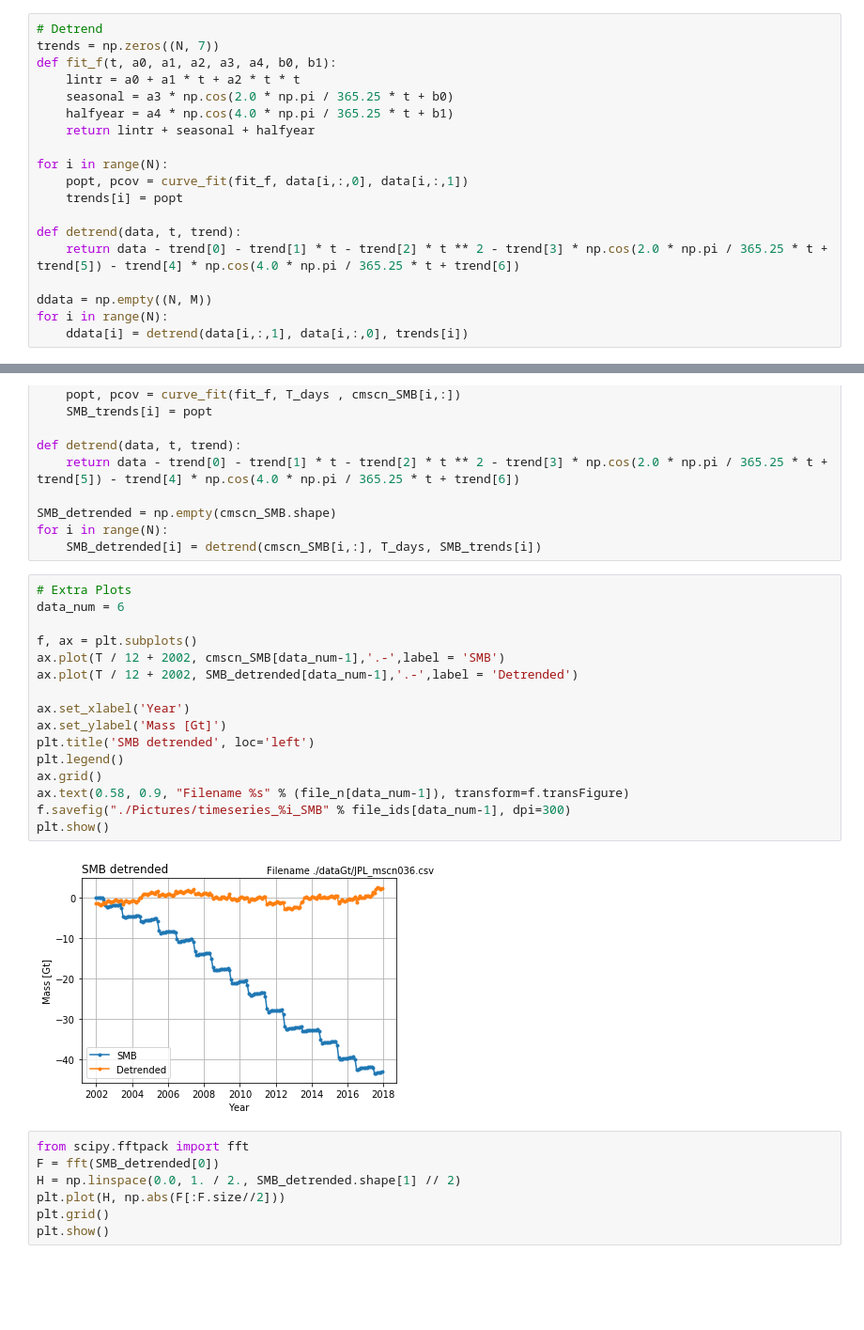
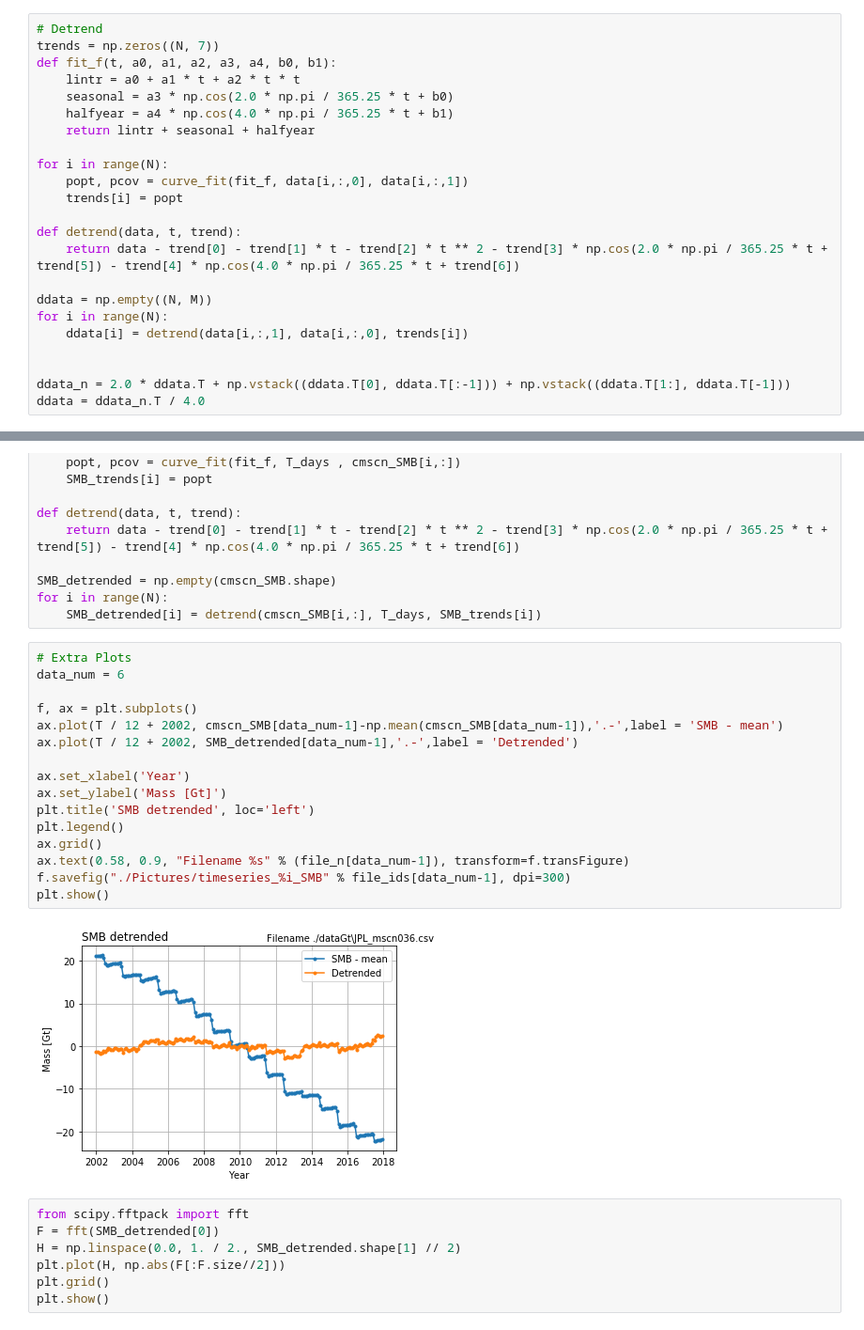
Before and after one commit to AdriaanGr/MAIO_project, a Jupyter notebook: MAIO_project2.ipynb, the cells around one changed output, grey strips where cells are left out. Shown at 94% size. Drawn from its saved outputs; the diff is of its cells as text; blank space fills up the shorter version.

```diff
--- a/MAIO_project2.ipynb
+++ b/MAIO_project2.ipynb
@@ -46,6 +47,10 @@ def detrend(data, t, trend):
 ddata = np.empty((N, M))
 for i in range(N):
     ddata[i] = detrend(data[i,:,1], data[i,:,0], trends[i])
+
+
+ddata_n = 2.0 * ddata.T + np.vstack((ddata.T[0], ddata.T[:-1])) + np.vstack((ddata.T[1:], ddata.T[-1]))
+ddata = ddata_n.T / 4.0
 # %%
 data_num = -1
 
@@ -523,21 +522,21 @@ for i in range(N):
 # %%
 # Extra Plots
 data_num = 6
 
 f, ax = plt.subplots()
-ax.plot(T / 12 + 2002, cmscn_SMB[data_num-1],'.-',label = 'SMB')
+ax.plot(T / 12 + 2002, cmscn_SMB[data_num-1]-np.mean(cmscn_SMB[data_num-1]),'.-',label = 'SMB - mean')
 ax.plot(T / 12 + 2002, SMB_detrended[data_num-1],'.-',label = 'Detrended')
 
 ax.set_xlabel('Year')
 ax.set_ylabel('Mass [Gt]')
 plt.title('SMB detrended', loc='left')
 plt.legend()
 ax.grid()
 ax.text(0.58, 0.9, "Filename %s" % (file_n[data_num-1]), transform=f.transFigure)
 f.savefig("./Pictures/timeseries_%i_SMB" % file_ids[data_num-1], dpi=300)
 plt.show()
 # %% [output]
-[figure, old version]
+[figure, new version]
 # %%
 from scipy.fftpack import fft
 F = fft(SMB_detrended[0])
```
Also changed, not shown: parts of 20 cells of this notebook.
